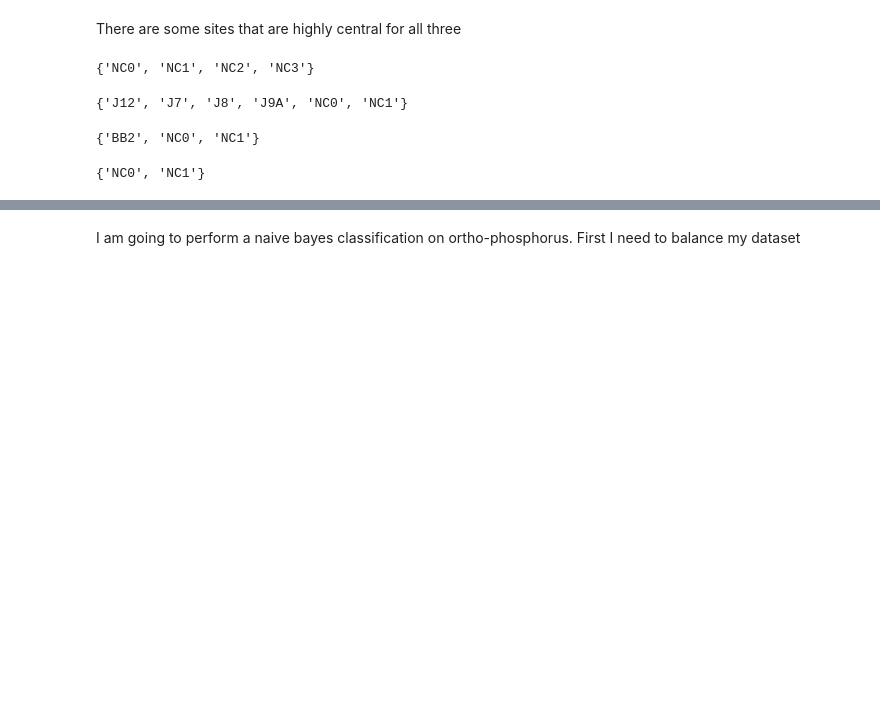
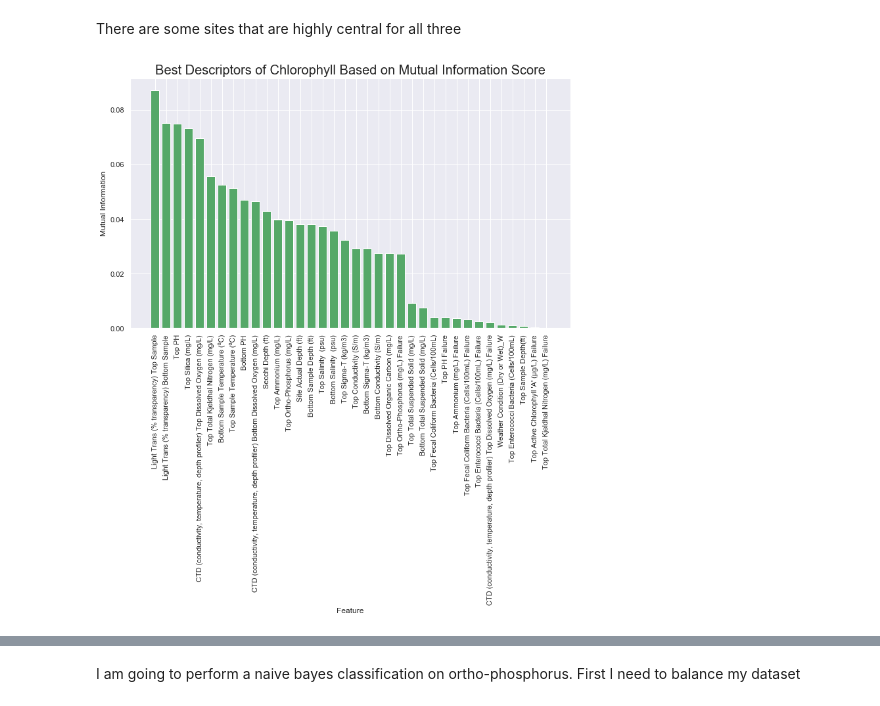
Before and after one commit to dradamski/capstone-two, a Jupyter notebook: notebooks/create_network.ipynb, the cells around one changed output, grey strips where cells are left out. Saved outputs shown, nothing was run; the diff lists cells and outputs as text; code cells hidden in the pictures; blank space fills up the shorter version.

```diff
--- a/notebooks/create_network.ipynb
+++ b/notebooks/create_network.ipynb
@@ -179,44 +170,44 @@ cep = ce.intersection(p)
-# %%
-ce
-# %% [output]
-{'NC0', 'NC1', 'NC2', 'NC3'}
-# %%
-cp
-# %% [output]
-{'J12', 'J7', 'J8', 'J9A', 'NC0', 'NC1'}
-# %%
-ep
-# %% [output]
-{'BB2', 'NC0', 'NC1'}
-# %%
-cep
-# %% [output]
-{'NC0', 'NC1'}
 # %%
 import numpy as np
 from sklearn.feature_selection import SelectKBest, mutual_info_classif
 from sklearn.model_selection import train_test_split
 from sklearn.preprocessing import StandardScaler
 
 int_df = wq_df.select_dtypes(include=[float, 'int64'])
-int_df = int_df.drop(columns=['Lat', 'Long', 'Top Ortho-Phosphorus (mg/L)'])
-features = int_df.loc[:, int_df.columns != 'Top Ortho-Phosphorus (mg/L) Failure']
-target = int_df.loc[:, 'Top Ortho-Phosphorus (mg/L) Failure']
+int_df = int_df.drop(columns=['Lat', 'Long', 'Top Active Chlorophyll \'A\' (µg/L)'])
+features = int_df.loc[:, int_df.columns != 'Top Active Chlorophyll \'A\' (µg/L) Failure']
+target = int_df.loc[:, 'Top Active Chlorophyll \'A\' (µg/L) Failure']
 
 Xtrain, Xtest, ytrain, ytest = train_test_split(features, target,
                                                 random_state=13,
                                                 stratify=target)
 
 scaler = StandardScaler()
 Xtrain = scaler.fit_transform(Xtrain)
 Xtest = scaler.transform(Xtest)
 
 
 skb = SelectKBest(mutual_info_classif, k=features.shape[1])
 skb.fit(Xtrain, ytrain)
 mask = skb.get_support()
 kbestfeat = list()
 
 for boolean, feature in zip(mask, int_df.columns):
     if boolean:
         kbestfeat.append(feature)
+
+indices = np.argsort(skb.scores_)[::-1]
+cols = []
+for i in range(36):
+    cols.append(int_df.columns[indices[i]])
+
+# Now plot
+_ = plt.figure(figsize=[12,7])
+_ = plt.bar(cols, skb.scores_[indices[range(36)]], color='g', align='center')
+_ = plt.xticks(rotation=90)
+_ = plt.title('Best Descriptors of Chlorophyll Based on Mutual Information Score', size=20)
+_ = plt.xlabel('Feature')
+_ = plt.ylabel('Mutual Information')
+_ = plt.show()
+# %% [output]
+[figure, added]
```
Also changed, not shown: parts of 17 cells of this notebook.
